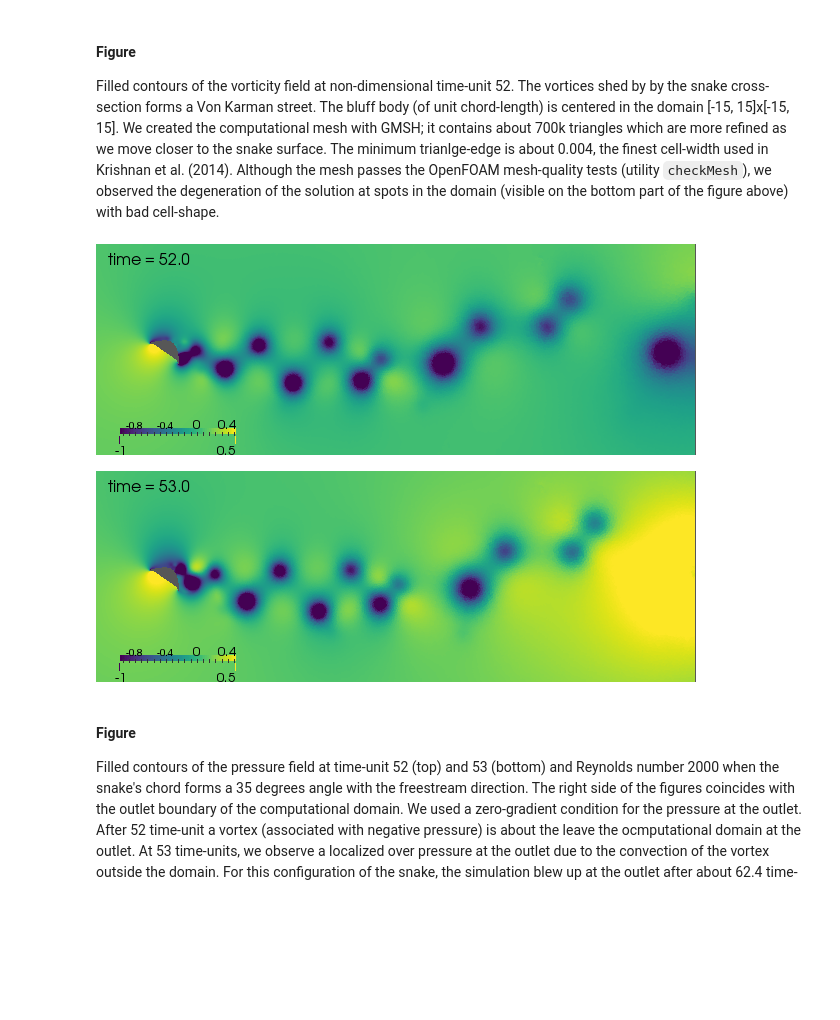
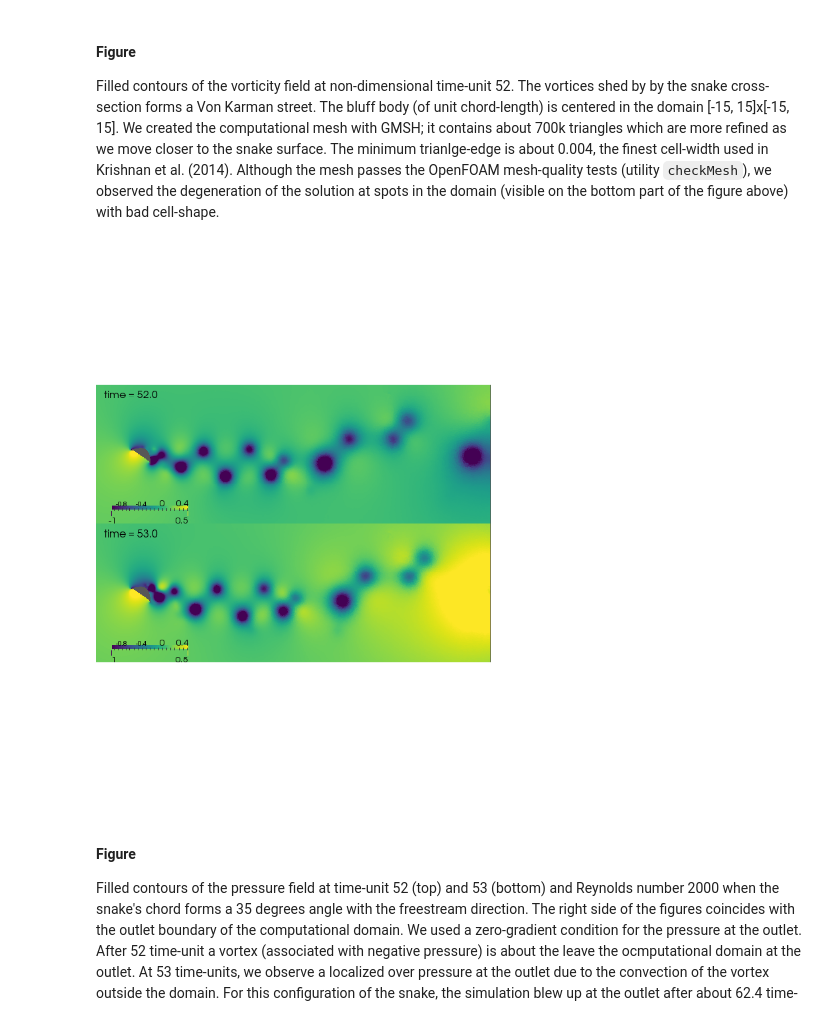
Before and after one commit to barbagroup/snake-repro, a Jupyter notebook: figures/figuresCaptions.ipynb, the cells around one changed output. Drawn from its saved outputs; the diff is of its cells as text; code cells hidden in the pictures; blank space fills up the shorter version.

Commit message:
Re-execute notebook with new figures

```diff
--- a/figures/figuresCaptions.ipynb
+++ b/figures/figuresCaptions.ipynb
@@ -31,15 +31,10 @@ Although the mesh passes the OpenFOAM mesh-quality tests (utility `checkMesh`),
 # %%
 path = os.path.join(os.getcwd(),
                     'openfoam',
-                    'openfoam_pressure52Re2000AoA35_gmshZeroGradient.pdf')
+                    'openfoam_pressureRe2000AoA35_gmshZeroGradient.pdf')
 display(WImage(filename=path))
-path = os.path.join(os.getcwd(),
-                    'openfoam',
-                    'openfoam_pressure53Re2000AoA35_gmshZeroGradient.pdf')
-display(WImage(filename=path))
 # %% [output]
-[figure, old version]
+[figure, new version]
-[figure, removed]
 # %% [markdown]
 #### Figure
 
```
Also changed, not shown: parts of 27 cells of this notebook.
